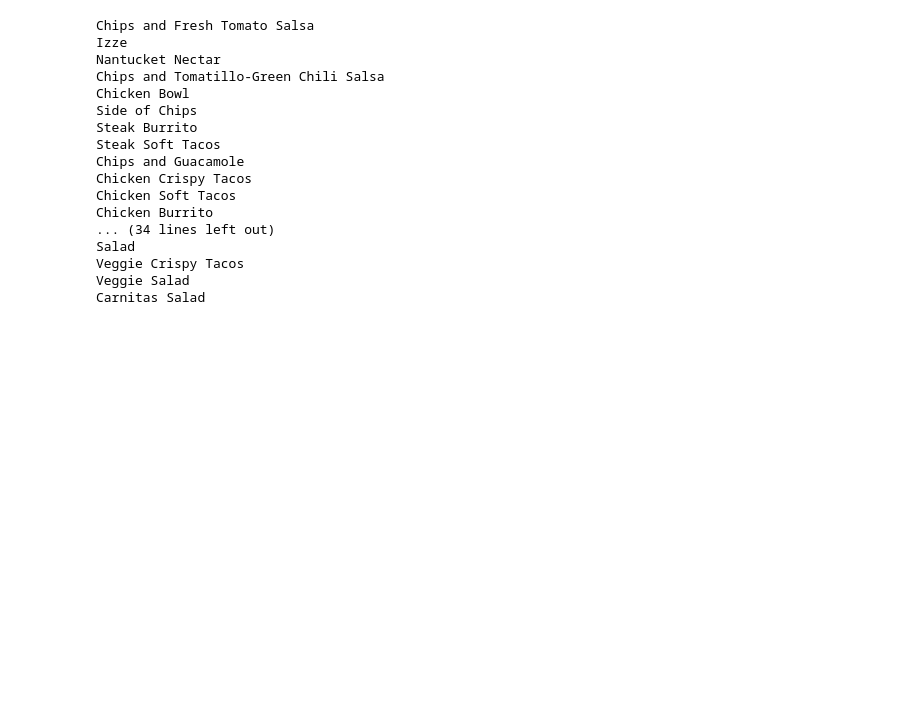
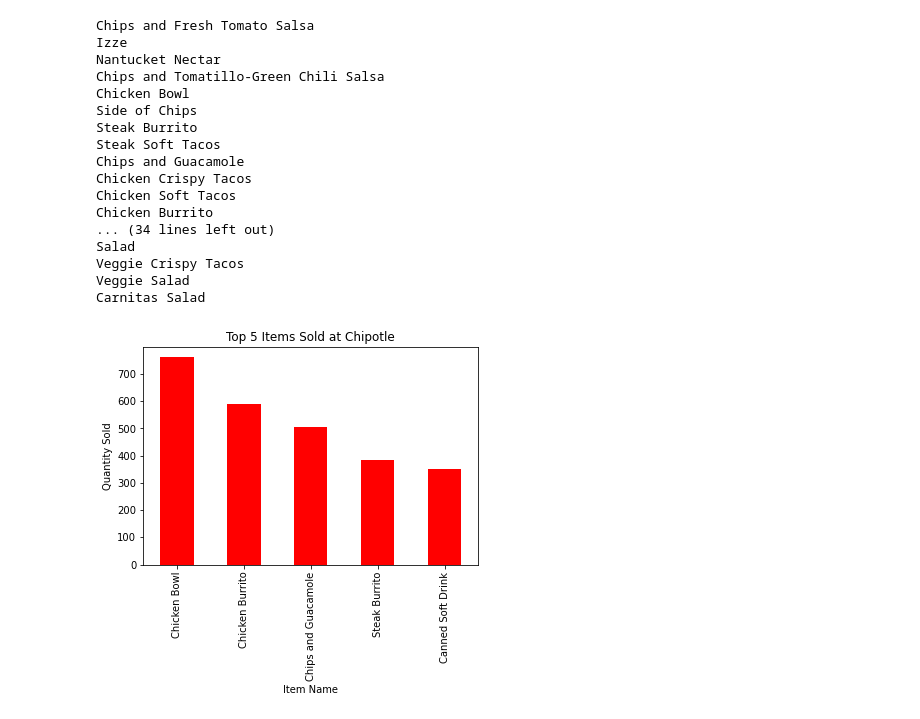
Before and after one commit to calvinhoang203/team-data-exploration, a Jupyter notebook: chipotle_data.ipynb, the cells around one changed output. Saved outputs shown, nothing was run; the diff lists cells and outputs as text; code cells hidden in the pictures; blank space fills up the shorter version.

```diff
--- a/chipotle_data.ipynb
+++ b/chipotle_data.ipynb
@@ -156,5 +156,13 @@ Carnitas Salad
 # %%
 import seaborn as sns
 import matplotlib.pyplot as plt
 
+item_sales = chipotle_data.groupby('item_name')['quantity'].sum()
+top_5_items = item_sales.sort_values(ascending=False).head(5)
+top_5_items.plot(kind='bar', color='red')
+plt.title('Top 5 Items Sold at Chipotle')
+plt.xlabel('Item Name')
+plt.ylabel('Quantity Sold')
 plt.show()
+# %% [output]
+[figure, added]
```
Also changed, not shown: parts of 4 cells of this notebook.
